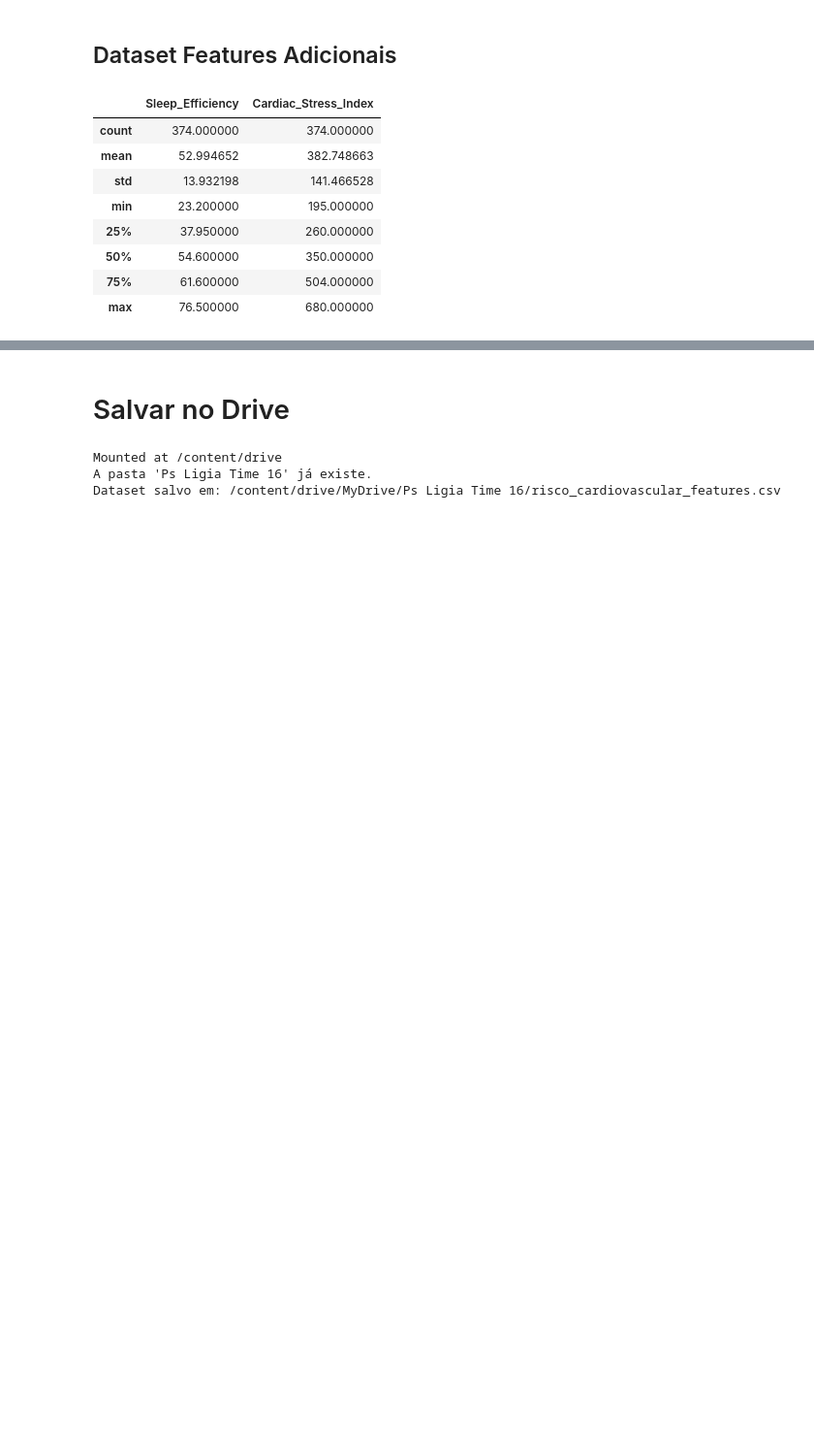
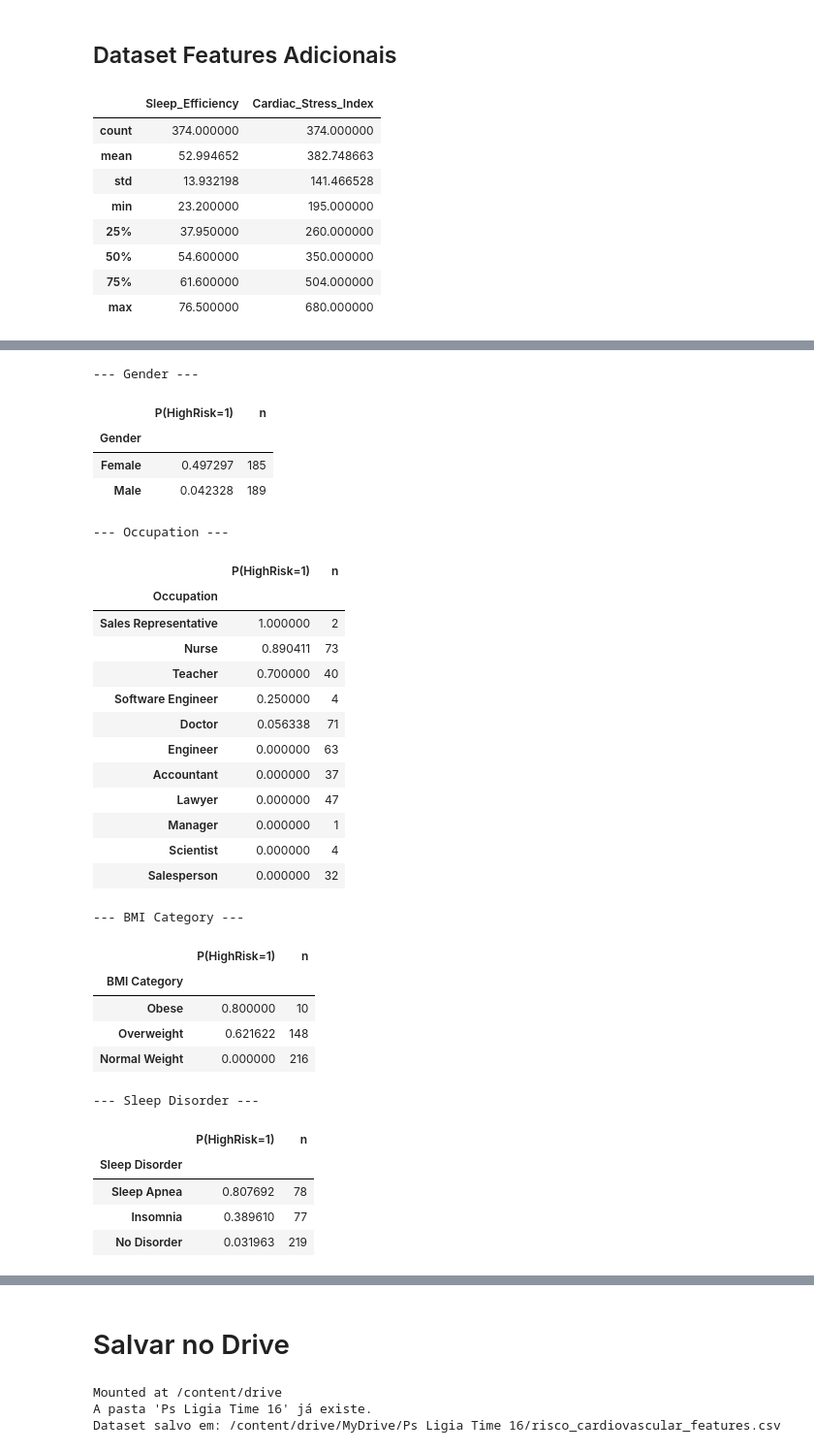
Before and after one commit to gabrielbelo2007/CardiopatiaModel, a Jupyter notebook: EDA_SleepHealth.ipynb, the cells around one changed output, grey strips where cells are left out. Shown at 97% size. Saved outputs shown, nothing was run; the diff lists cells and outputs as text; code cells hidden in the pictures; blank space fills up the shorter version.

```diff
--- a/EDA_SleepHealth.ipynb
+++ b/EDA_SleepHealth.ipynb
@@ -218,0 +234,42 @@ df_features[["Sleep_Efficiency", "Cardiac_Stress_Index"]].describe()
+# %%
+# Proporção de HighRisk por categoria
+cat_cols = df_clean.select_dtypes(include=["object"]).columns.tolist()
+cat_cols = [c for c in cat_cols if c != "BP_Category"]
+
+for col in cat_cols:
+    print(f"\n--- {col} ---")
+    summary = df_clean.groupby(col)["HighRisk"].agg(["mean", "count"]).sort_values("mean", ascending=False)
+    summary = summary.rename(columns={"mean": "P(HighRisk=1)", "count": "n"})
+    display(summary)
+# %% [output]
+--- Gender ---
+|  | P(HighRisk=1) | n |
+| Gender |  |  |
+| Female | 0.497297 | 185 |
+| Male | 0.042328 | 189 |
+--- Occupation ---
+|  | P(HighRisk=1) | n |
+| Occupation |  |  |
+| Sales Representative | 1.000000 | 2 |
+| Nurse | 0.890411 | 73 |
+| Teacher | 0.700000 | 40 |
+| Software Engineer | 0.250000 | 4 |
+| Doctor | 0.056338 | 71 |
+| Engineer | 0.000000 | 63 |
+| Accountant | 0.000000 | 37 |
+| Lawyer | 0.000000 | 47 |
+| Manager | 0.000000 | 1 |
+| Scientist | 0.000000 | 4 |
+| Salesperson | 0.000000 | 32 |
+--- BMI Category ---
+|  | P(HighRisk=1) | n |
+| BMI Category |  |  |
+| Obese | 0.800000 | 10 |
+| Overweight | 0.621622 | 148 |
+| Normal Weight | 0.000000 | 216 |
+--- Sleep Disorder ---
+|  | P(HighRisk=1) | n |
+| Sleep Disorder |  |  |
+| Sleep Apnea | 0.807692 | 78 |
+| Insomnia | 0.389610 | 77 |
+| No Disorder | 0.031963 | 219 |
```
Also changed, not shown: parts of 5 cells of this notebook.
